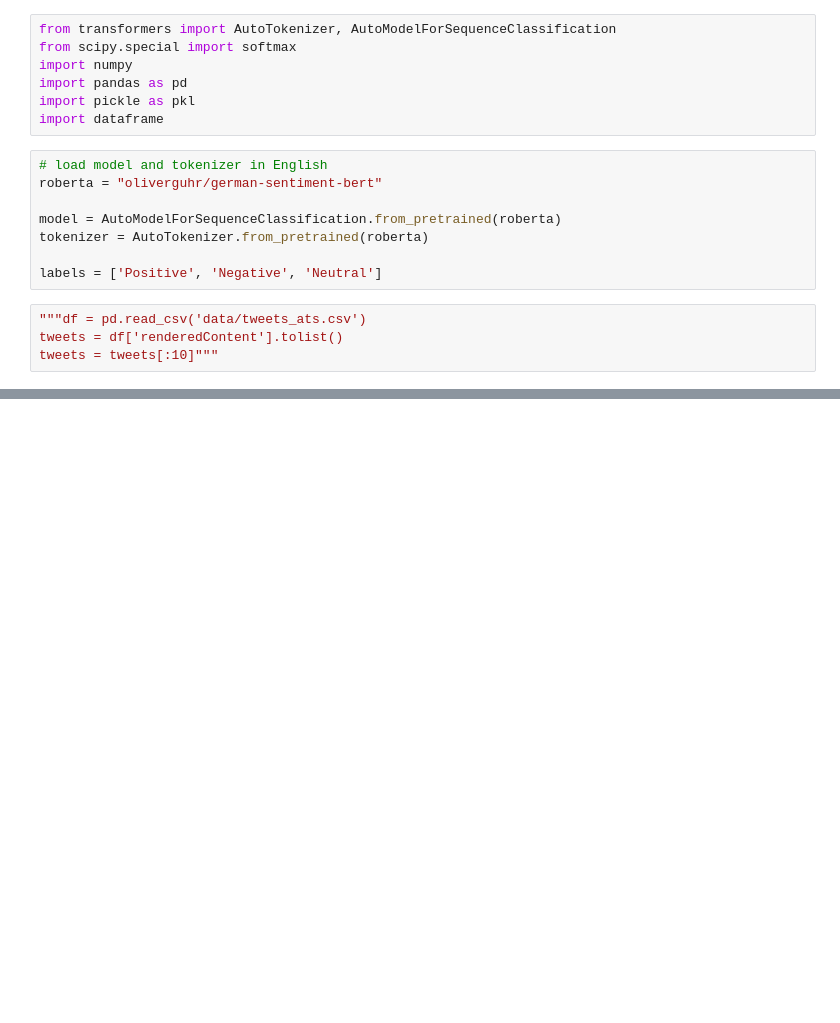
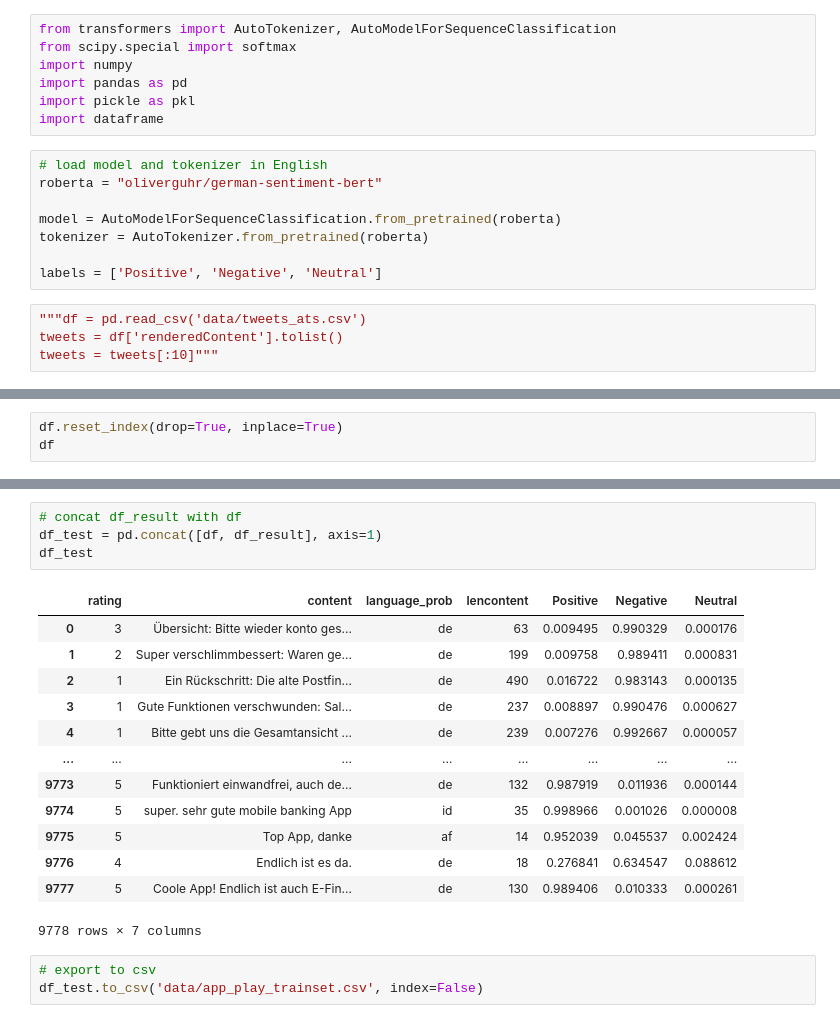
Before and after one commit to makeathonfhnw/The4, a Jupyter notebook: german_sentimental_analyses_twitter.ipynb, the cells around one changed output, grey strips where cells are left out. Drawn from its saved outputs; the diff is of its cells as text; blank space fills up the shorter version.

Commit message:
add sentimental analysis app_play
appstore playstore sentimental analsysis

```diff
--- a/german_sentimental_analyses_twitter.ipynb
+++ b/german_sentimental_analyses_twitter.ipynb
@@ -135,0 +108,3 @@ df_test[df_test['Positive'] > 0.8]
+# %%
+df.reset_index(drop=True, inplace=True)
+df
@@ -135,0 +125,21 @@ df_test[df_test['Positive'] > 0.8]
+# %%
+# concat df_result with df
+df_test = pd.concat([df, df_result], axis=1)
+df_test
+# %% [output]
+|  | rating | content | language_prob | lencontent | Positive | Negative | Neutral |
+| 0 | 3 | Übersicht: Bitte wieder konto ges... | de | 63 | 0.009495 | 0.990329 | 0.000176 |
+| 1 | 2 | Super verschlimmbessert: Waren ge... | de | 199 | 0.009758 | 0.989411 | 0.000831 |
+| 2 | 1 | Ein Rückschritt: Die alte Postfin... | de | 490 | 0.016722 | 0.983143 | 0.000135 |
+| 3 | 1 | Gute Funktionen verschwunden: Sal... | de | 237 | 0.008897 | 0.990476 | 0.000627 |
+| 4 | 1 | Bitte gebt uns die Gesamtansicht ... | de | 239 | 0.007276 | 0.992667 | 0.000057 |
+| ... | ... | ... | ... | ... | ... | ... | ... |
+| 9773 | 5 | Funktioniert einwandfrei, auch de... | de | 132 | 0.987919 | 0.011936 | 0.000144 |
+| 9774 | 5 | super. sehr gute mobile banking App | id | 35 | 0.998966 | 0.001026 | 0.000008 |
+| 9775 | 5 | Top App, danke | af | 14 | 0.952039 | 0.045537 | 0.002424 |
+| 9776 | 4 | Endlich ist es da. | de | 18 | 0.276841 | 0.634547 | 0.088612 |
+| 9777 | 5 | Coole App! Endlich ist auch E-Fin... | de | 130 | 0.989406 | 0.010333 | 0.000261 |
+9778 rows × 7 columns
+# %%
+# export to csv
+df_test.to_csv('data/app_play_trainset.csv', index=False)
```
Also changed, not shown: parts of 8 cells of this notebook, 1 other file.
